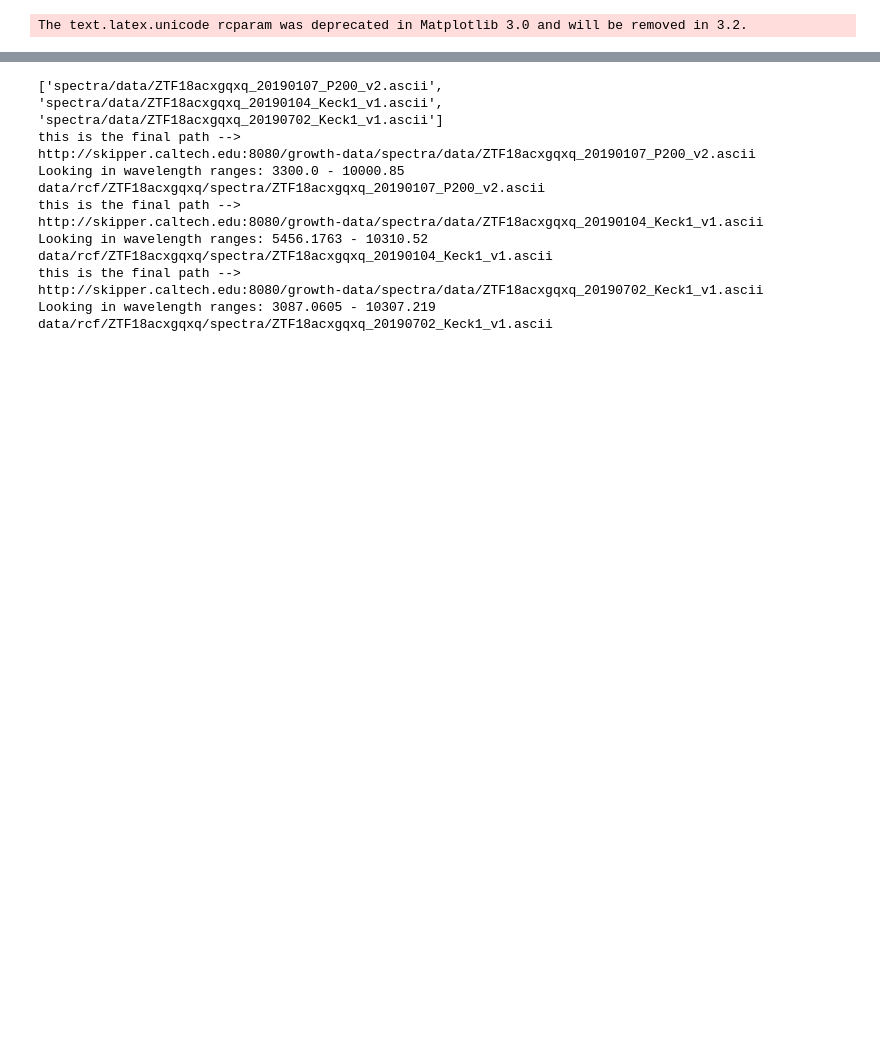
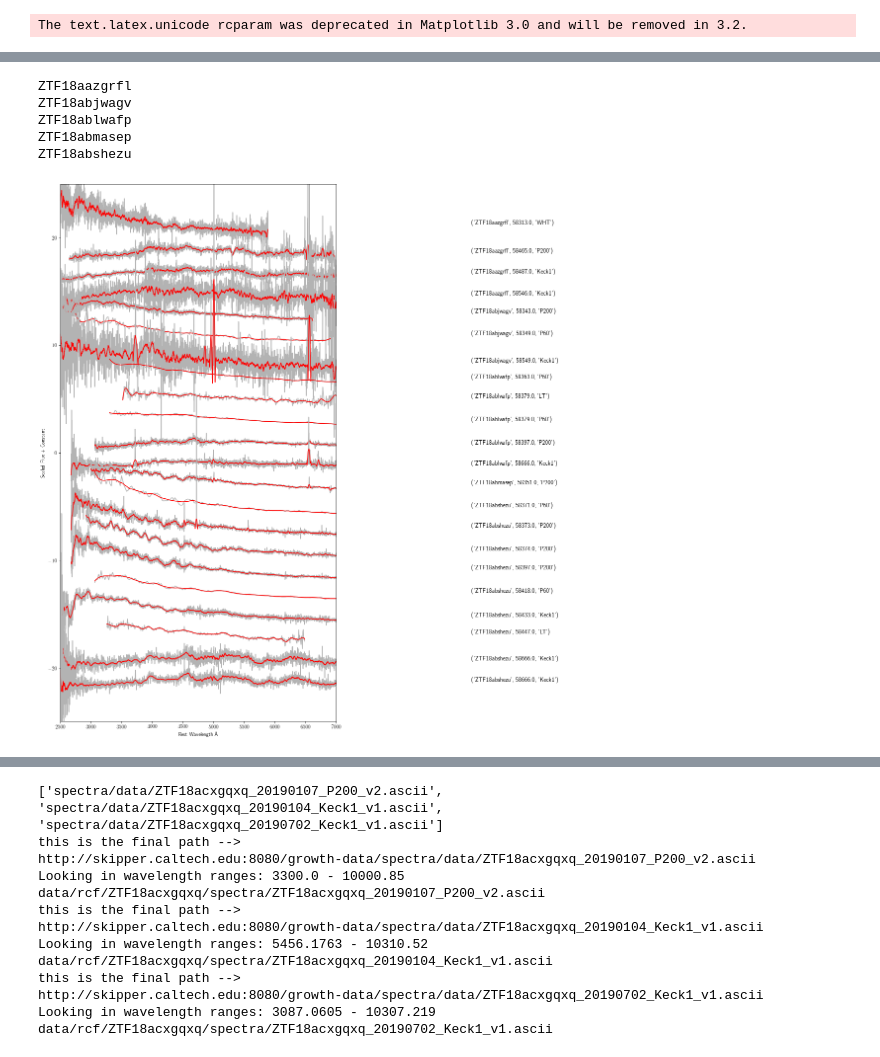
Before and after one commit to Aishwarya113/Superluminous, a Jupyter notebook: download_spectra.ipynb, the cells around one changed output, grey strips where cells are left out. Cells and saved outputs as stored; diff of their text form; code cells hidden in the pictures; blank space fills up the shorter version.

```diff
--- a/download_spectra.ipynb
+++ b/download_spectra.ipynb
@@ -278,0 +417,9 @@ plt.show()
+# %%
+plot_smoothed_spectra(10, 15, 20, 2500, 7000, -25, 25)
+# %% [output]
+ZTF18aazgrfl
+ZTF18abjwagv
+ZTF18ablwafp
+ZTF18abmasep
+ZTF18abshezu
+[figure, added]
```
Also changed, not shown: parts of 11 cells of this notebook.
